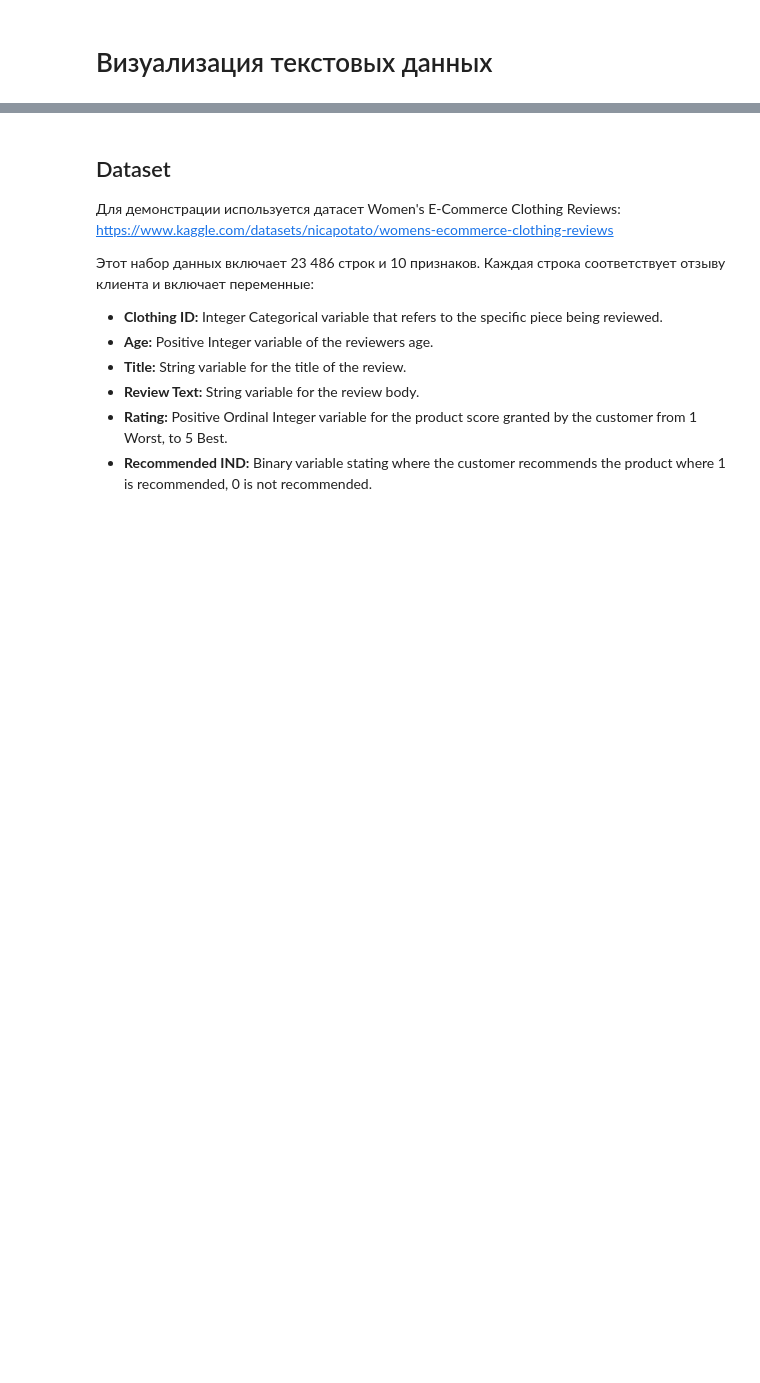
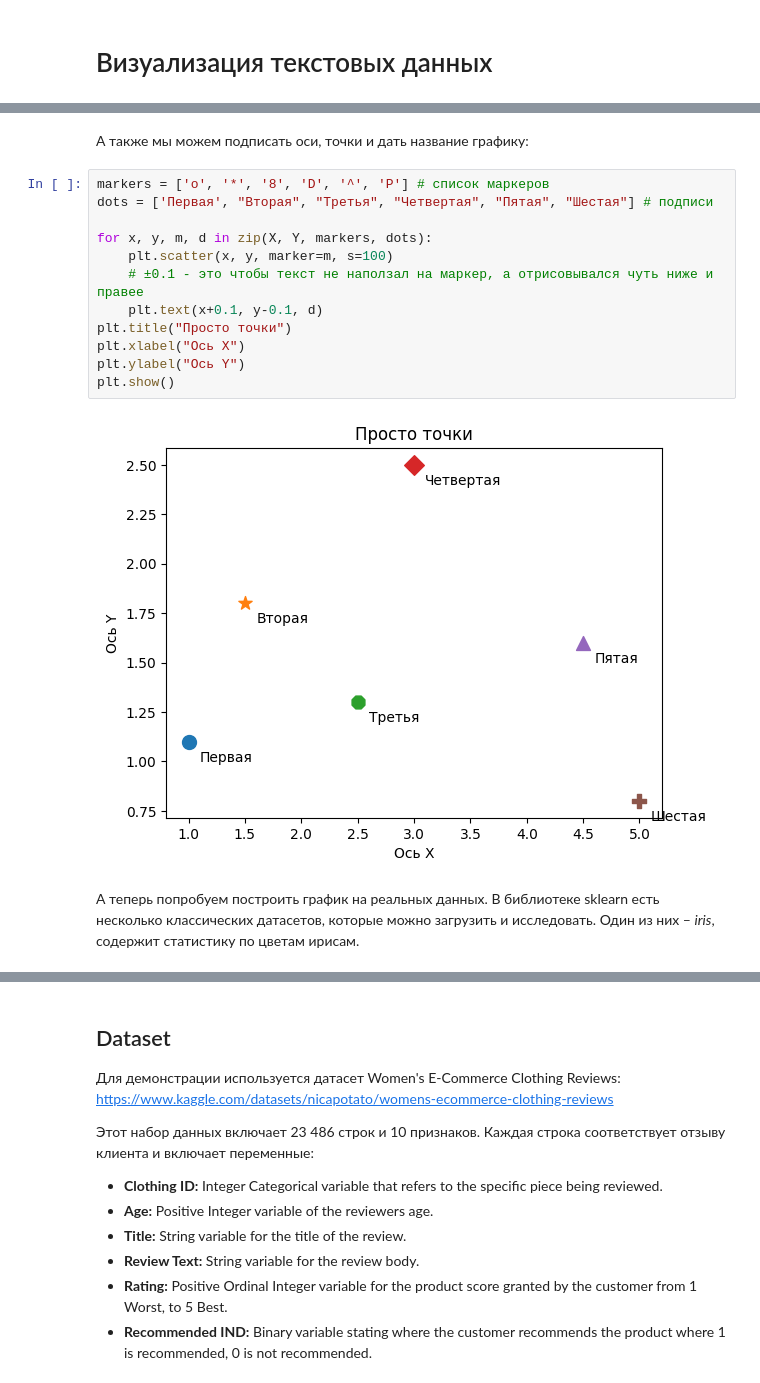
Before and after one commit to trocean11/python_dc, a Jupyter notebook: Word_count.ipynb, the cells around one changed output, grey strips where cells are left out. Cells and saved outputs as stored; diff of their text form; blank space fills up the shorter version.

```diff
--- a/Word_count.ipynb
+++ b/Word_count.ipynb
@@ -4,0 +86,18 @@
+# %% [markdown]
+А также мы можем подписать оси, точки и дать название графику:
+# %%
+markers = ['o', '*', '8', 'D', '^', 'P'] # список маркеров
+dots = ['Первая', "Вторая", "Третья", "Четвертая", "Пятая", "Шестая"] # подписи
+
+for x, y, m, d in zip(X, Y, markers, dots):
+    plt.scatter(x, y, marker=m, s=100)
+    # ±0.1 - это чтобы текст не наползал на маркер, а отрисовывался чуть ниже и правее
+    plt.text(x+0.1, y-0.1, d)
+plt.title("Просто точки")
+plt.xlabel("Ось X")
+plt.ylabel("Ось Y")
+plt.show()
+# %% [output]
+[figure, added]
+# %% [markdown]
+А теперь попробуем построить график на реальных данных. В библиотеке sklearn есть несколько классических датасетов, которые можно загрузить и исследовать. Один из них – *iris*, содержит статистику по цветам ирисам.
```
Also changed, not shown: parts of 34 cells of this notebook.
